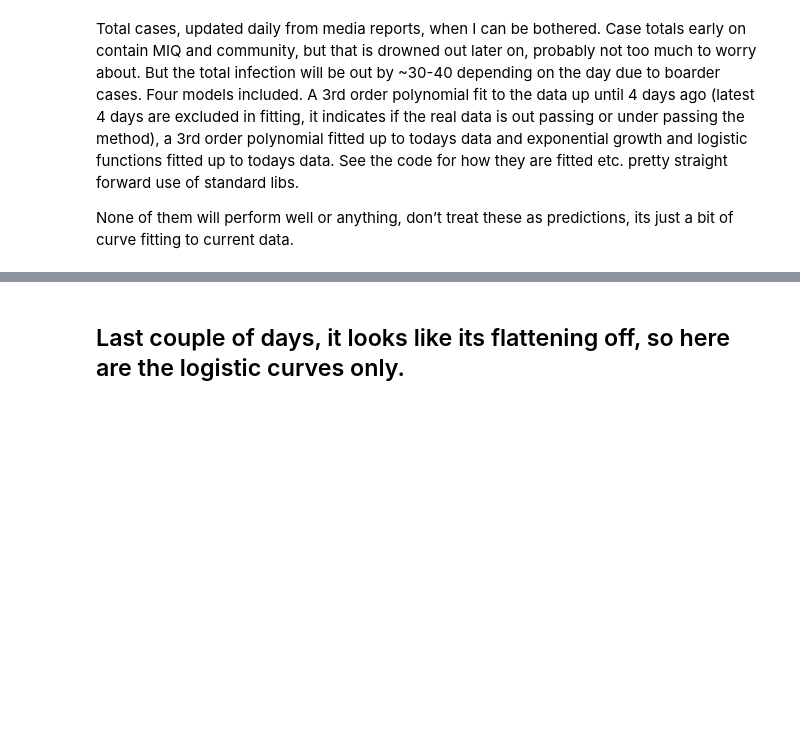
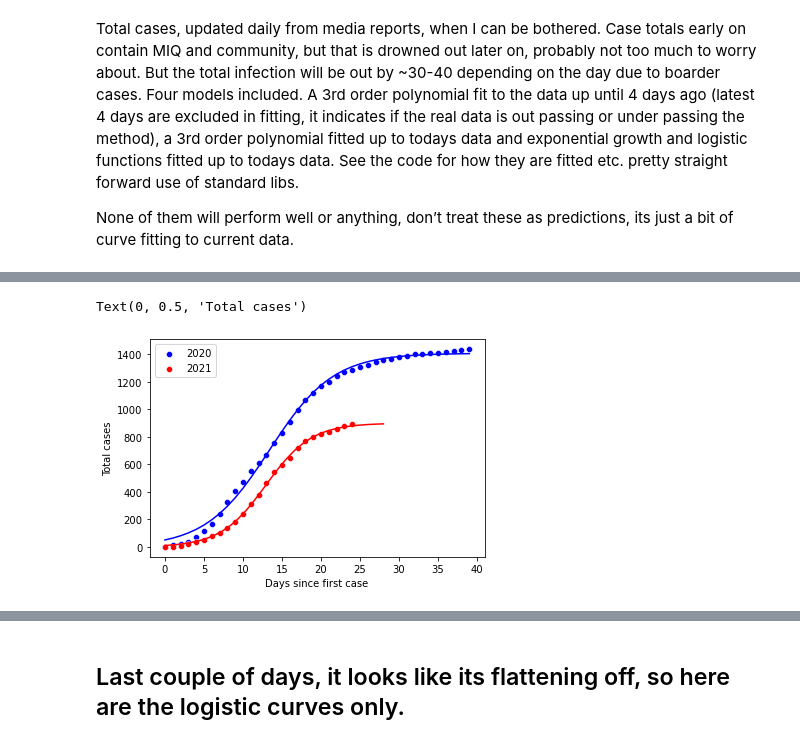
Before and after one commit to westernsci/NZ-covid-outbreak-curve-fitting, a Jupyter notebook: covidCurveFitting.ipynb, the cells around one changed output, grey strips where cells are left out. Cells and saved outputs as stored; diff of their text form; code cells hidden in the pictures; blank space fills up the shorter version.

```diff
--- a/covidCurveFitting.ipynb
+++ b/covidCurveFitting.ipynb
@@ -11,8 +11,10 @@ import seaborn as sb
 import scipy as scipy
 import matplotlib.pyplot as plt
 
-nzT = np.cumsum(np.array([0,1,9,12,16,14,24,24,38,42,62,68,70, 82, 83, 53, 49, 75, 49, 28, 20, 20, 20, 21, 15]))
+nz2020 = np.cumsum(np.array([0,11,13,14,36,40,50,78,85,83,63,76,58,61,89,71,82,89, 67,54,50,29,44,29,18,19,17,20,15,8,13,9,9,5,6,3,5,5,9,5])) # level 4 starts on day 3 to align series
+nzT = np.cumsum(np.array([0,1,9,12,16,14,24,24,38,42,62,68,70, 82, 83, 53, 49, 75, 49, 28, 20, 20, 20, 21, 15])) # level 4 starts on day 3, ends ?
 daysNZ = np.array([0,1,2,3,4,5 ,6 ,7,8,9,10,11,12, 13, 14, 15, 16,17,18, 19, 20, 21, 22, 23, 24])
+daysNZ2020 = np.array([0,1,2,3,4,5 ,6 ,7,8,9,10,11,12, 13, 14, 15, 16,17,18, 19, 20, 21, 22, 23, 24,25,26,27,28,29,30, 31,32,33,34,35,36,37,38,39])
 predrange = np.linspace(0,len(daysNZ)+3, len(daysNZ)+3)
 
 def exp_fit(x,a,b):
@@ -27,11 +29,16 @@ exp_popt, exp_pcov = scipy.optimize.curve_fit(exp_fit, daysNZ, nzT)
 a, b = exp_popt
 log_popt, log_pcov = scipy.optimize.curve_fit(log_fit, daysNZ, nzT)
 m,n,o = log_popt
+
+log_popt20, log_pcov20 = scipy.optimize.curve_fit(log_fit, daysNZ2020, nz2020)
+m20,n20,o20 = log_popt20
+
 logold_popt, logold_pcov = scipy.optimize.curve_fit(log_fit, daysNZ[:-4], nzT[:-4])
 mo,no,oo = logold_popt
 
 predexp = exp_fit(predrange, a, b)
 predlog = log_fit(predrange, m, n, o)
+predlog20 = log_fit(daysNZ2020, m20, n20, o20)
 predlogold = log_fit(predrange, mo, no, oo)
 modold = np.polyfit(daysNZ[:-4], nzT[:-4], 3)
 mod = np.polyfit(daysNZ, nzT, 3)
@@ -39,0 +51,11 @@ pred = mod[3]+ predrange*mod[2] + mod[1]*predrange**2 + mod[0]*predrange**3
+# %%
+sb.scatterplot(x=daysNZ2020, y=(nz2020), color='b', label='2020')
+sb.lineplot(x=daysNZ2020, y=(predlog20), color='b')
+sb.lineplot(x=predrange, y=(predlog), color='r')
+sb.scatterplot(x=daysNZ, y=(nzT), color='r', label='2021')
+plt.legend(loc='upper left')
+plt.xlabel('Days since first case')
+plt.ylabel('Total cases')
+# %% [output]
+Text(0, 0.5, 'Total cases')
+[figure, added]
```
Also changed, not shown: parts of 2 cells of this notebook.
